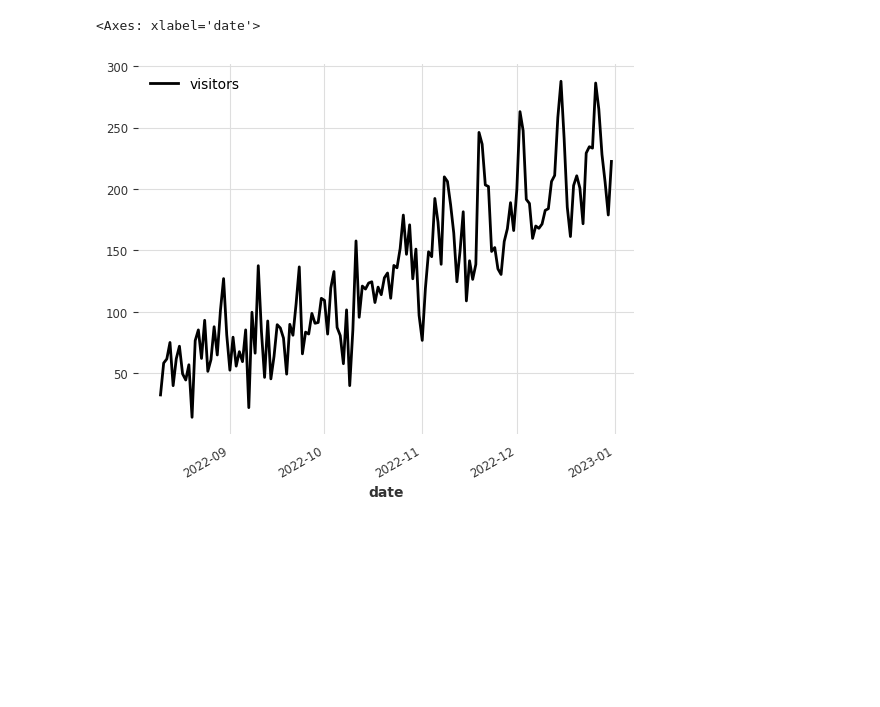
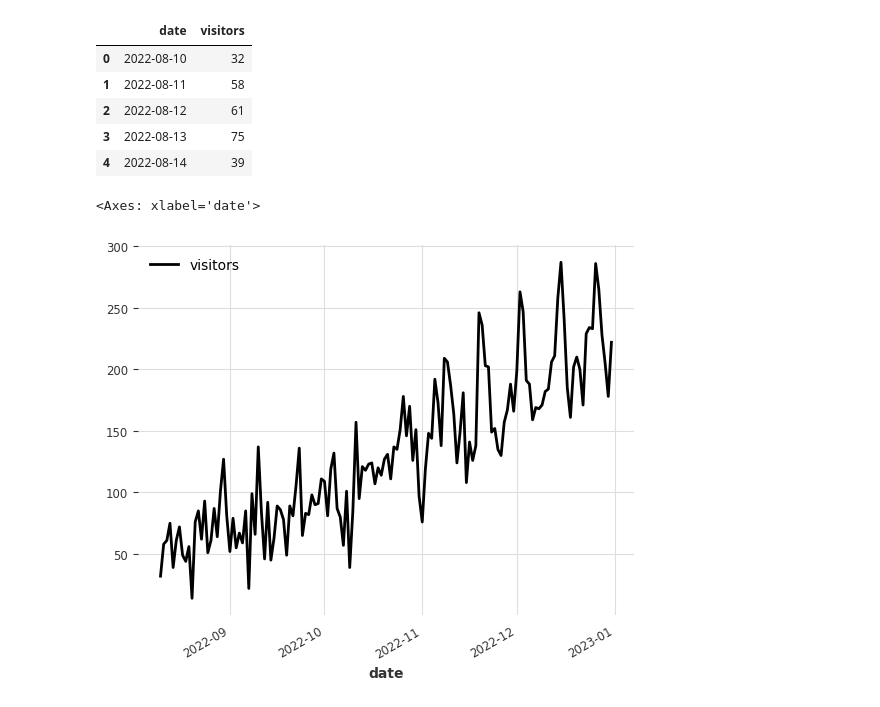
Before and after one commit to ml-pg-book/python-business-ml-starter, a Jupyter notebook: chapter3/3.2. 時系列アルゴリズム: 商品の売上を予測しよう/notebook.ipynb, the cells around one changed output. Cells and saved outputs as stored; diff of their text form; code cells hidden in the pictures; blank space fills up the shorter version.

```diff
--- a/chapter3/3.2. 時系列アルゴリズム: 商品の売上を予測しよう/notebook.ipynb
+++ b/chapter3/3.2. 時系列アルゴリズム: 商品の売上を予測しよう/notebook.ipynb
@@ -17,3 +17,13 @@ df.head()
+# %%
+df = df[['date', 'visitors']]
+df.head()
+# %% [output]
+|  | date | visitors |
+| 0 | 2022-08-10 | 32 |
+| 1 | 2022-08-11 | 58 |
+| 2 | 2022-08-12 | 61 |
+| 3 | 2022-08-13 | 75 |
+| 4 | 2022-08-14 | 39 |
 # %%
 from darts.timeseries import TimeSeries
 series = TimeSeries.from_dataframe(df, time_col="date", value_cols=["visitors"])
```
Also changed, not shown: parts of 4 cells of this notebook, 7 other files.
